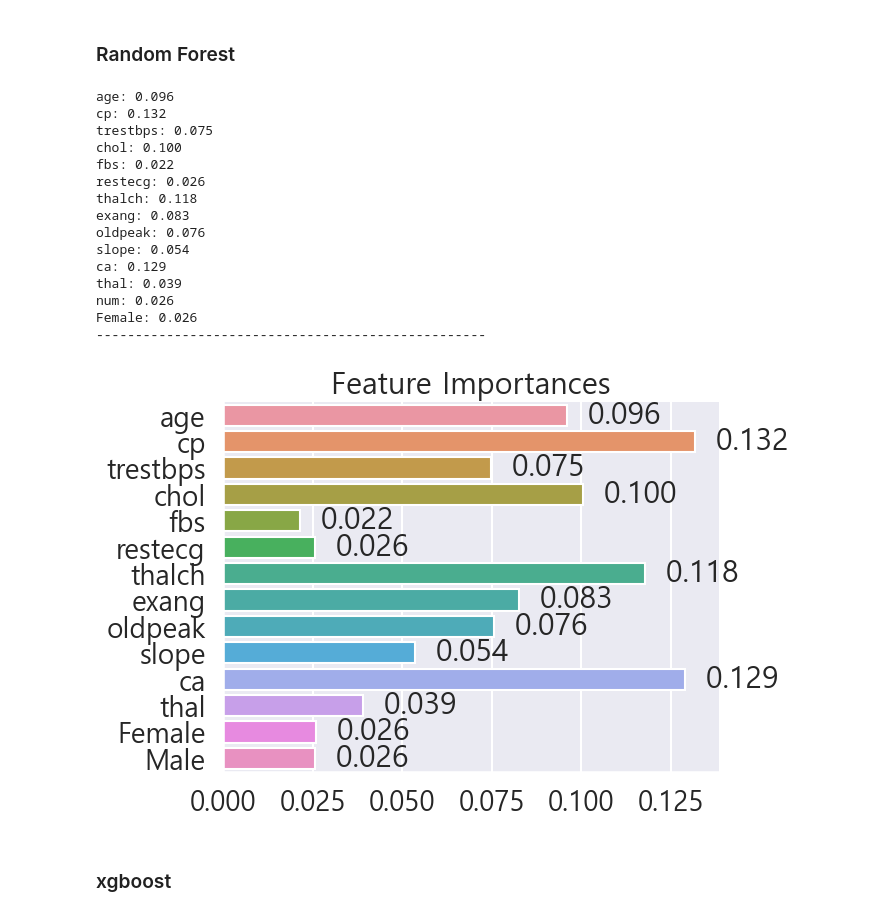
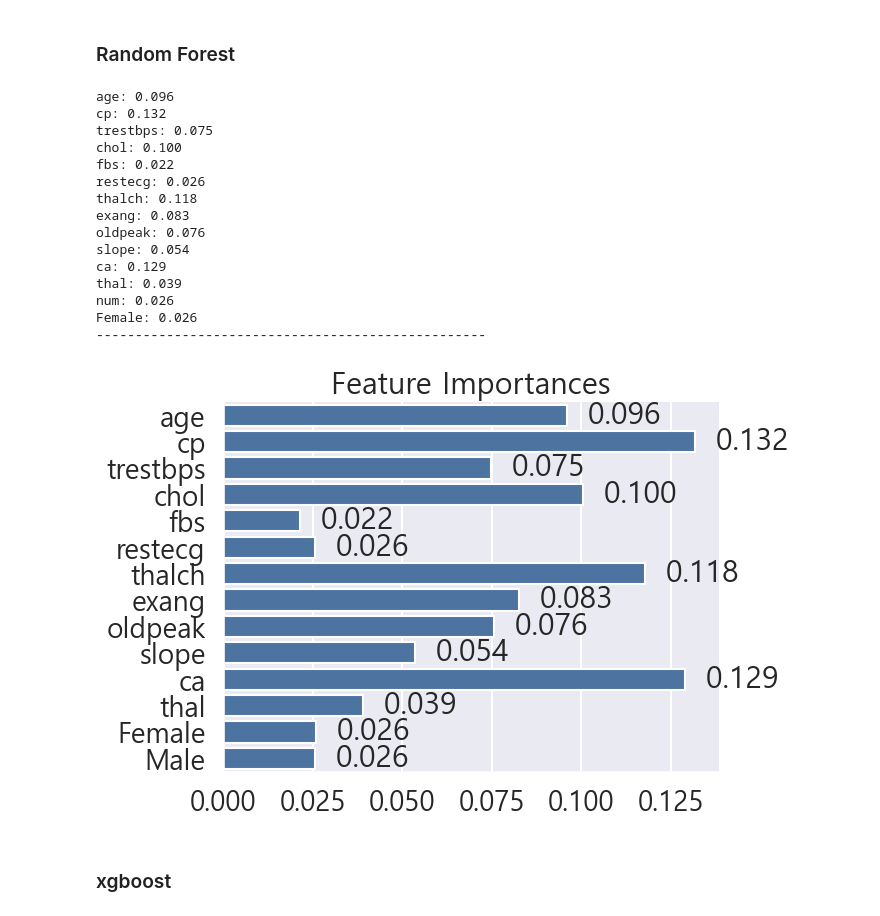
Before and after one commit to Pepi10/ML, a Jupyter notebook: 1Heart_Disease.ipynb, the cells around one changed output. Drawn from its saved outputs; the diff is of its cells as text; code cells hidden in the pictures.

```diff
--- a/1Heart_Disease.ipynb
+++ b/1Heart_Disease.ipynb
@@ -1460,33 +1460,33 @@ Female: 0.000
 # %%
 # feature importance 확인
 for name, value in zip(df.columns , rf.feature_importances_):
     print(f'{name}: {value:.3f}')
 
 print('-'*50)
 
 # feature importance 시각화
-ax = sns.barplot(x = rf.feature_importances_ , y=X.columns)
+ax = sns.barplot(x = rf.feature_importances_ , y=X.columns, color = '#3F72AF')
 ax.bar_label(ax.containers[0], fmt='  %.3f')
 plt.gca().spines[['right', 'top']].set_visible(False)
 plt.title('Feature Importances')
 plt.show()
 # %% [output]
 age: 0.096
 cp: 0.132
 trestbps: 0.075
 chol: 0.100
 fbs: 0.022
 restecg: 0.026
 thalch: 0.118
 exang: 0.083
 oldpeak: 0.076
 slope: 0.054
 ca: 0.129
 thal: 0.039
 num: 0.026
 Female: 0.026
 --------------------------------------------------
-[figure, old version]
+[figure, new version]
 # %% [markdown]
 ### xgboost
 # %%
```
Also changed, not shown: parts of 4 cells of this notebook.
